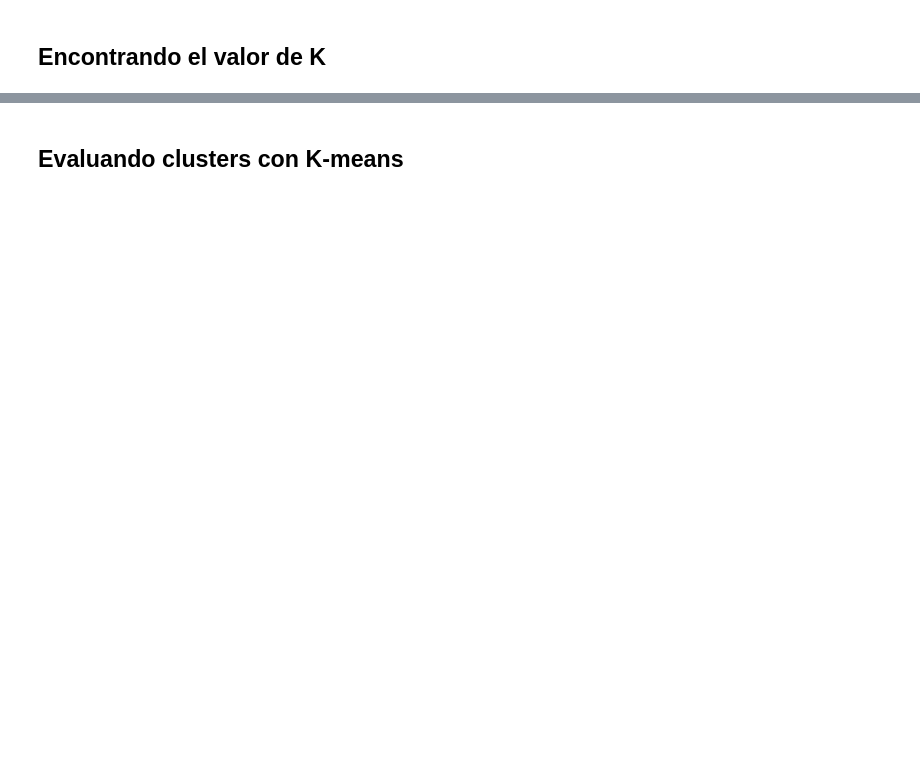
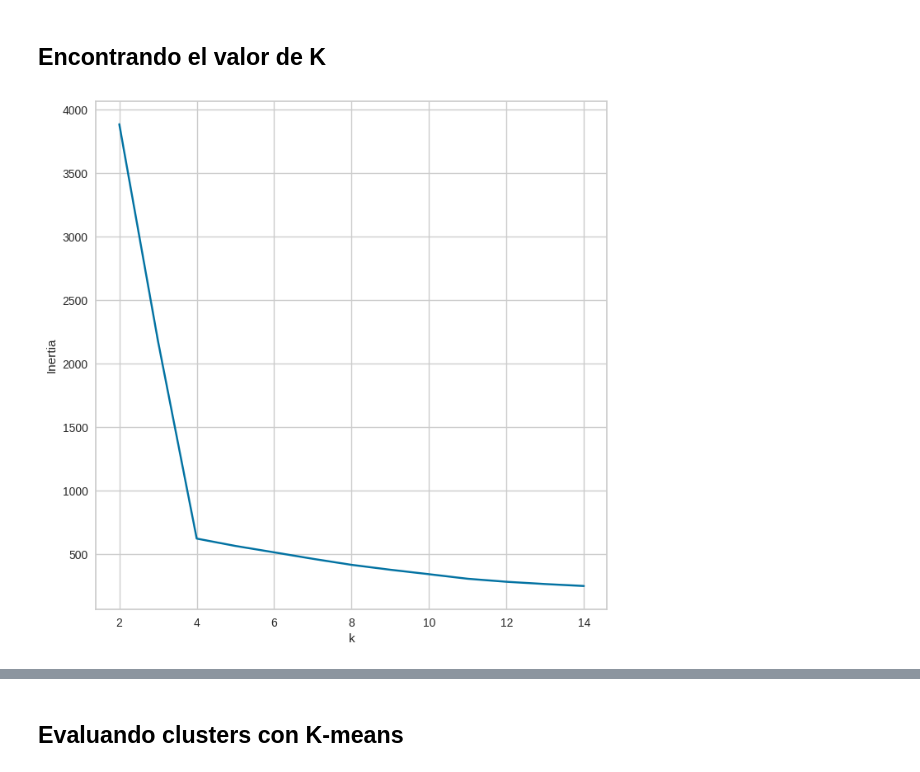
Before and after one commit to electrojam/Curso-de-Clustering-con-Python-y-scikit-learn, a Jupyter notebook: clustering_kmeans.ipynb, the cells around one changed output, grey strips where cells are left out. Drawn from its saved outputs; the diff is of its cells as text; code cells hidden in the pictures; blank space fills up the shorter version.

```diff
--- a/clustering_kmeans.ipynb
+++ b/clustering_kmeans.ipynb
@@ -113,2 +145,21 @@ plt.show()
 # %% [markdown]
 ## Encontrando el valor de K
+# %%
+# Vamos a implementar el método del codo
+
+sum_of_squared_distances = []
+K = range(2,15)
+for k in K:
+  km = KMeans(n_clusters=k)
+  km = km.fit(x)
+  sum_of_squared_distances.append(km.inertia_)
+
+plt.figure(figsize=(8,8))
+plt.plot(K, sum_of_squared_distances, 'bx-')
+plt.xlabel('k')
+plt.ylabel('Inertia')
+plt.show()
+
+#La gráfica arroja que se tiene un posible valor de k = 4 donde encaja en la lógica el codo.
+# %% [output]
+[figure, added]
```
Also changed, not shown: parts of 8 cells of this notebook.
